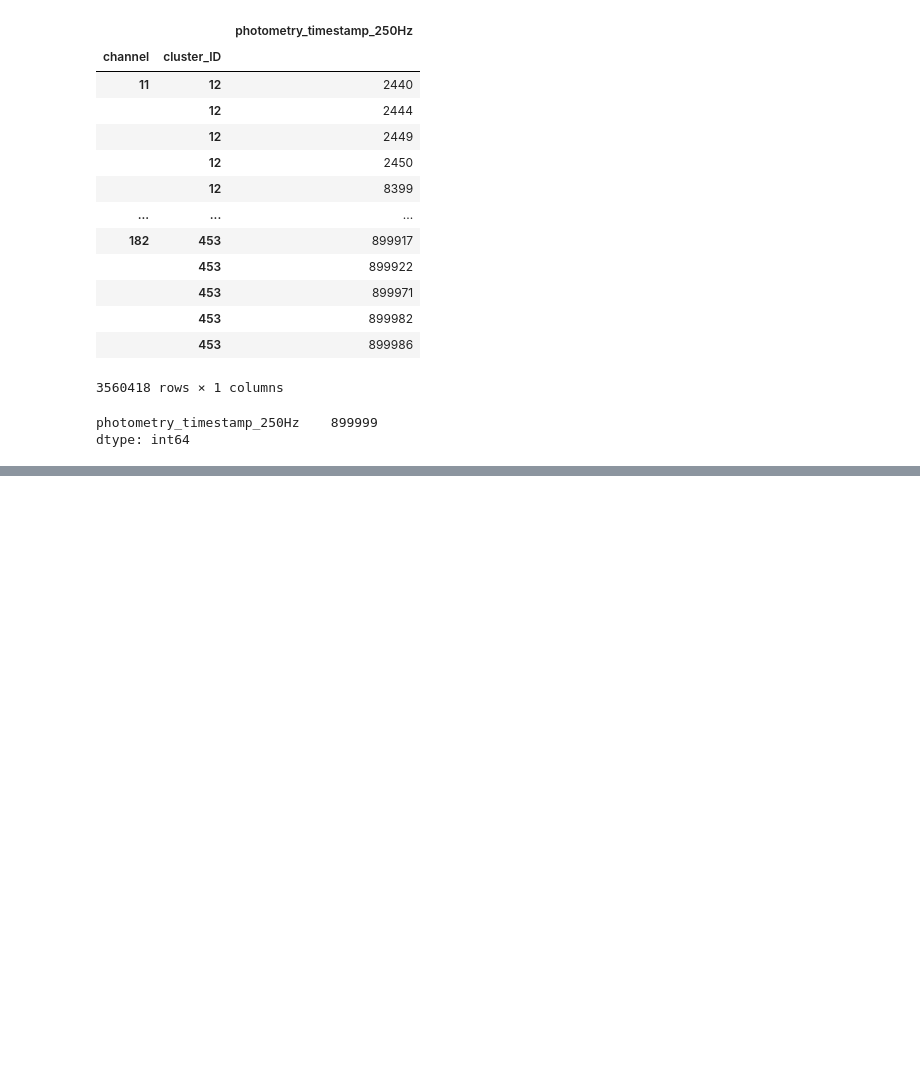
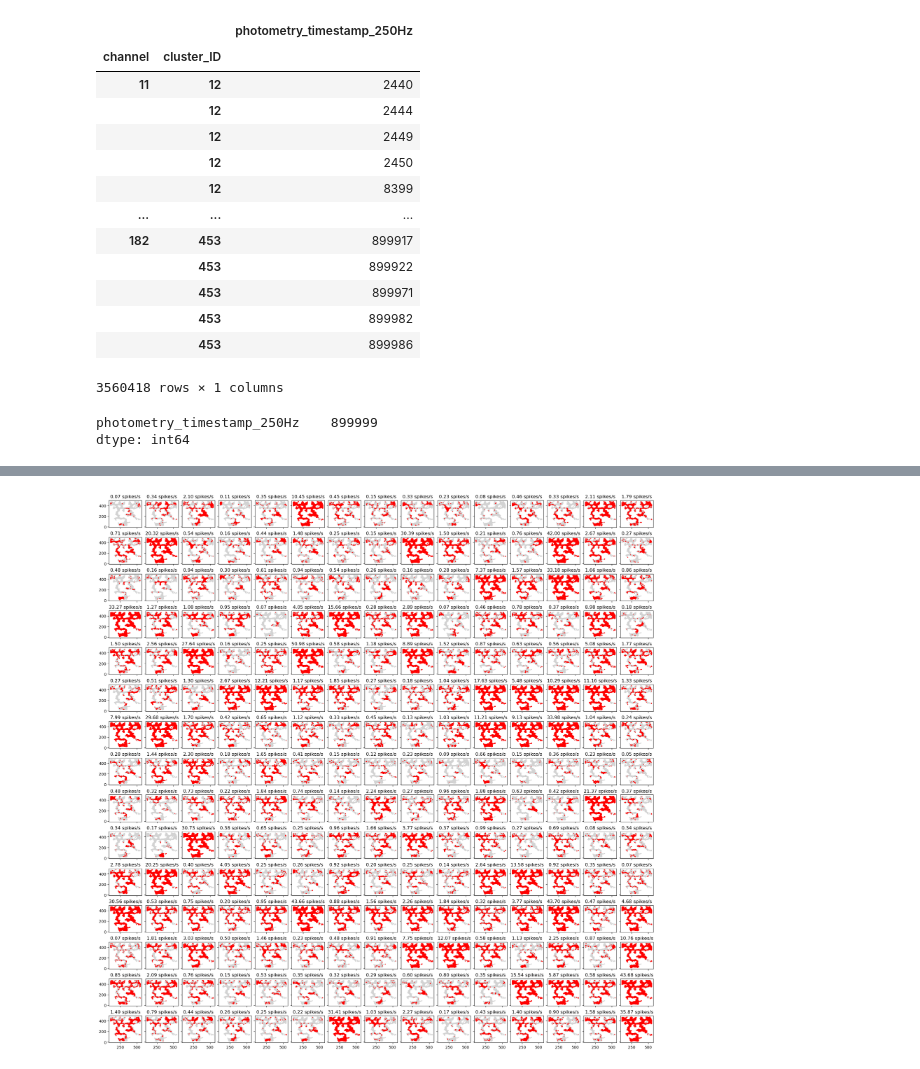
Before and after one commit to edeno/tk_decoding, a Jupyter notebook: notebooks/load_data.ipynb, the cells around one changed output, grey strips where cells are left out. Drawn from its saved outputs; the diff is of its cells as text; code cells hidden in the pictures; blank space fills up the shorter version.

```diff
--- a/notebooks/load_data.ipynb
+++ b/notebooks/load_data.ipynb
@@ -94,0 +138,10 @@ np.nonzero(~np.isin(np.arange(900_000), position_info.index))[0].shape
+# %%
+fig, axes = plt.subplots(15, 15, sharex=True, sharey=True, constrained_layout=True, figsize=(20, 20))
+
+for cell_ind, ax in enumerate(axes.flat):
+    position_at_spike_times = position_info.loc[spikes.iloc[:, cell_ind] > 0].to_numpy()
+    ax.plot(position_info.x, position_info.y, color="lightgrey")
+    ax.scatter(position_at_spike_times[:, 0], position_at_spike_times[:, 1], zorder=10, s=1, color="red")
+    ax.set_title(f"{spikes.iloc[:, cell_ind].mean() * sampling_rate:0.2f} spikes/s")
+# %% [output]
+[figure, added]
```
Also changed, not shown: parts of 13 cells of this notebook.
